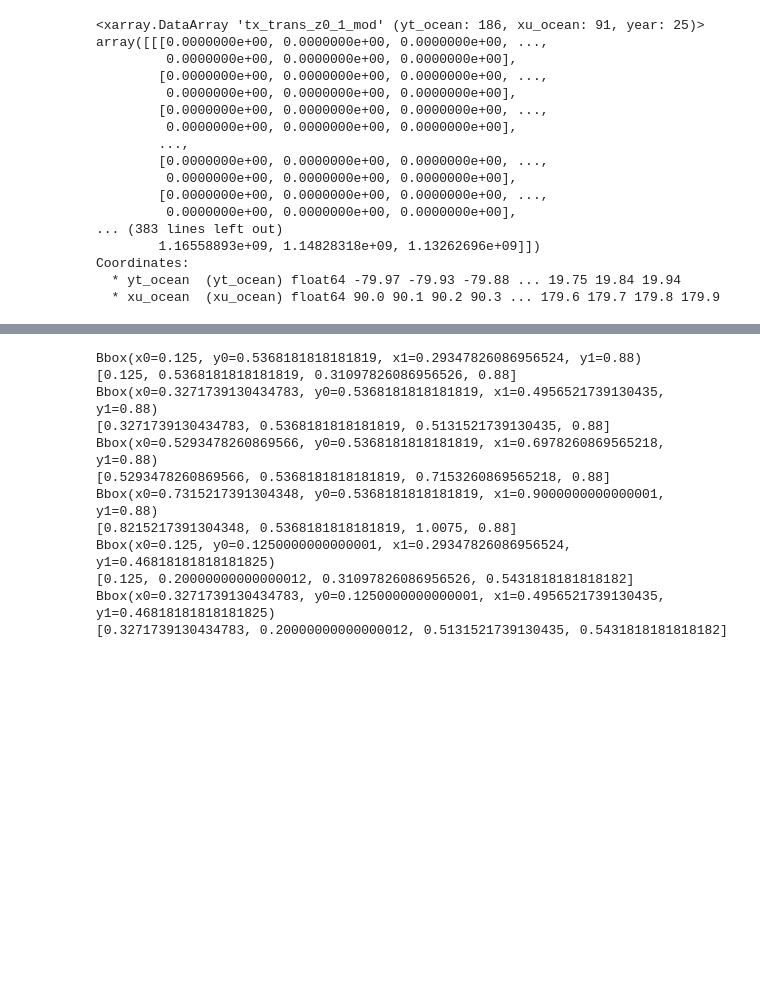
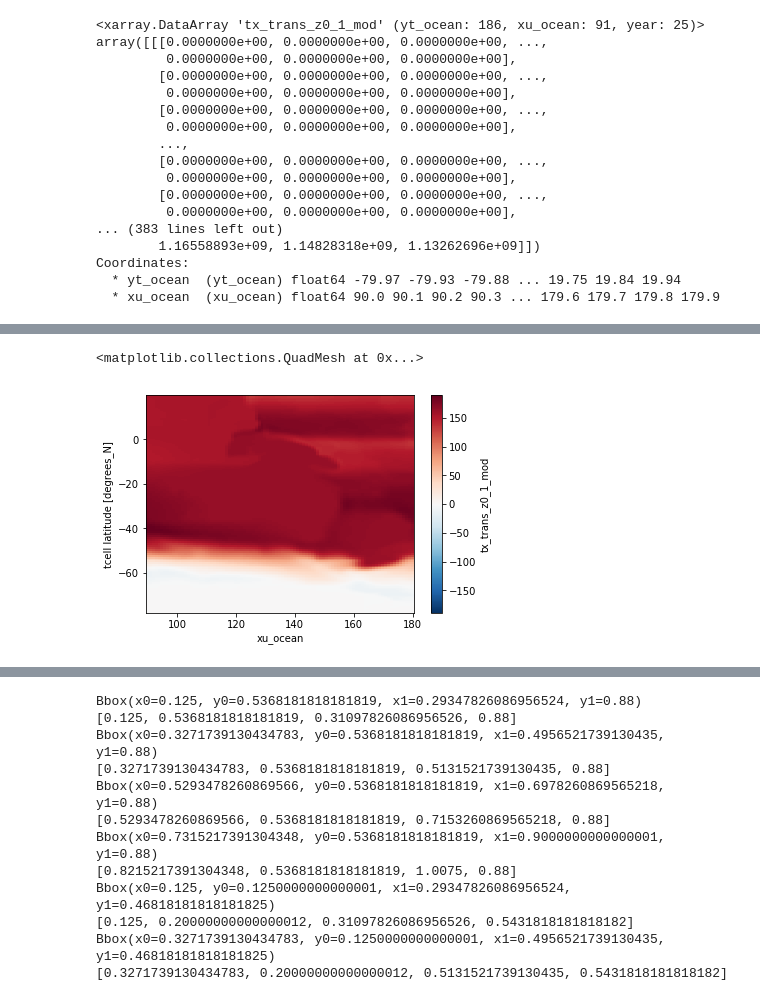
Before and after one commit to ERDuran/Australian-waters-diagnostics, a Jupyter notebook: scripts/p44_plot_tx_trans.ipynb, the cells around one changed output, grey strips where cells are left out. Cells and saved outputs as stored; diff of their text form; code cells hidden in the pictures; blank space fills up the shorter version.

```diff
--- a/scripts/p44_plot_tx_trans.ipynb
+++ b/scripts/p44_plot_tx_trans.ipynb
@@ -148,0 +167,5 @@ Coordinates:
+# %%
+tx_trans_z0_1_mod.mean('year').plot()
+# %% [output]
+<matplotlib.collections.QuadMesh at 0x...>
+[figure, added]
```
Also changed, not shown: parts of 7 cells of this notebook, 1 other file.
